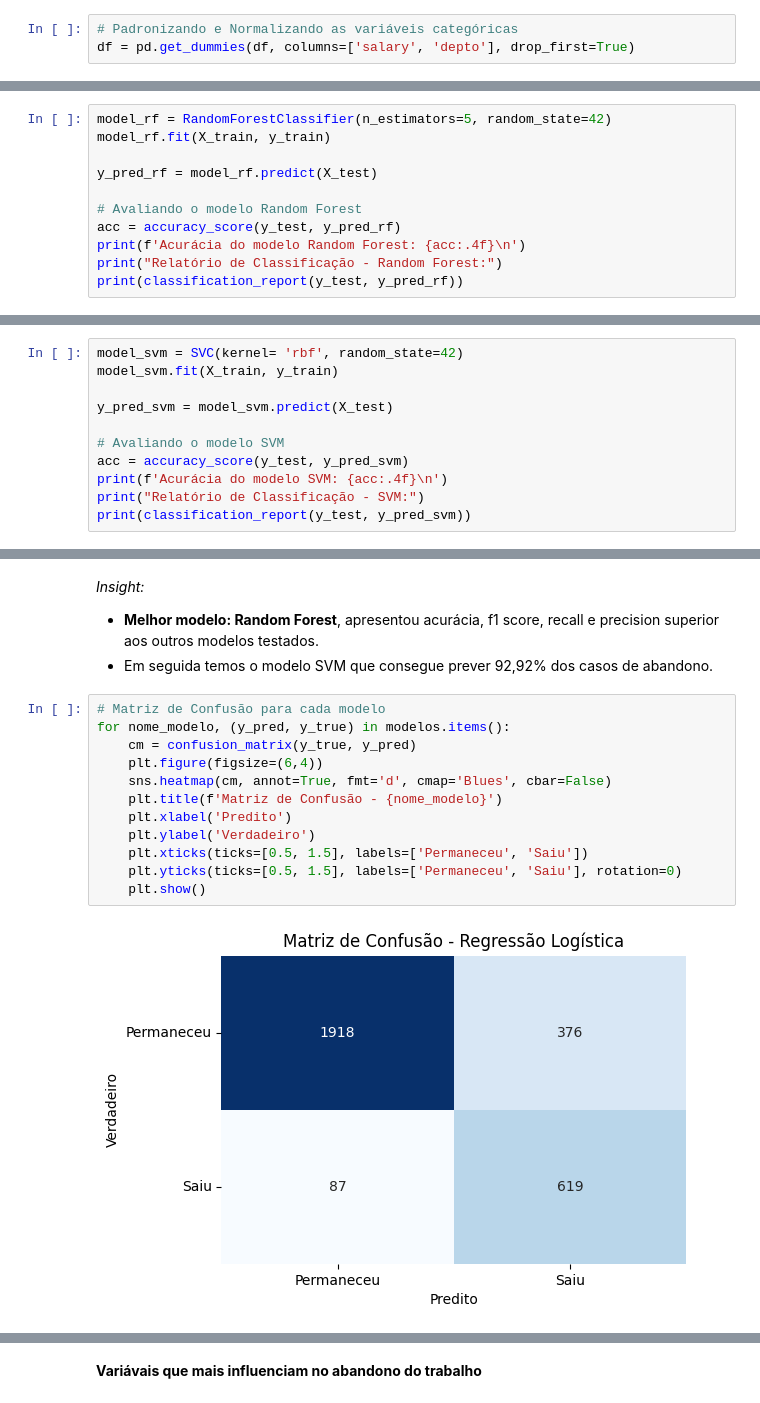
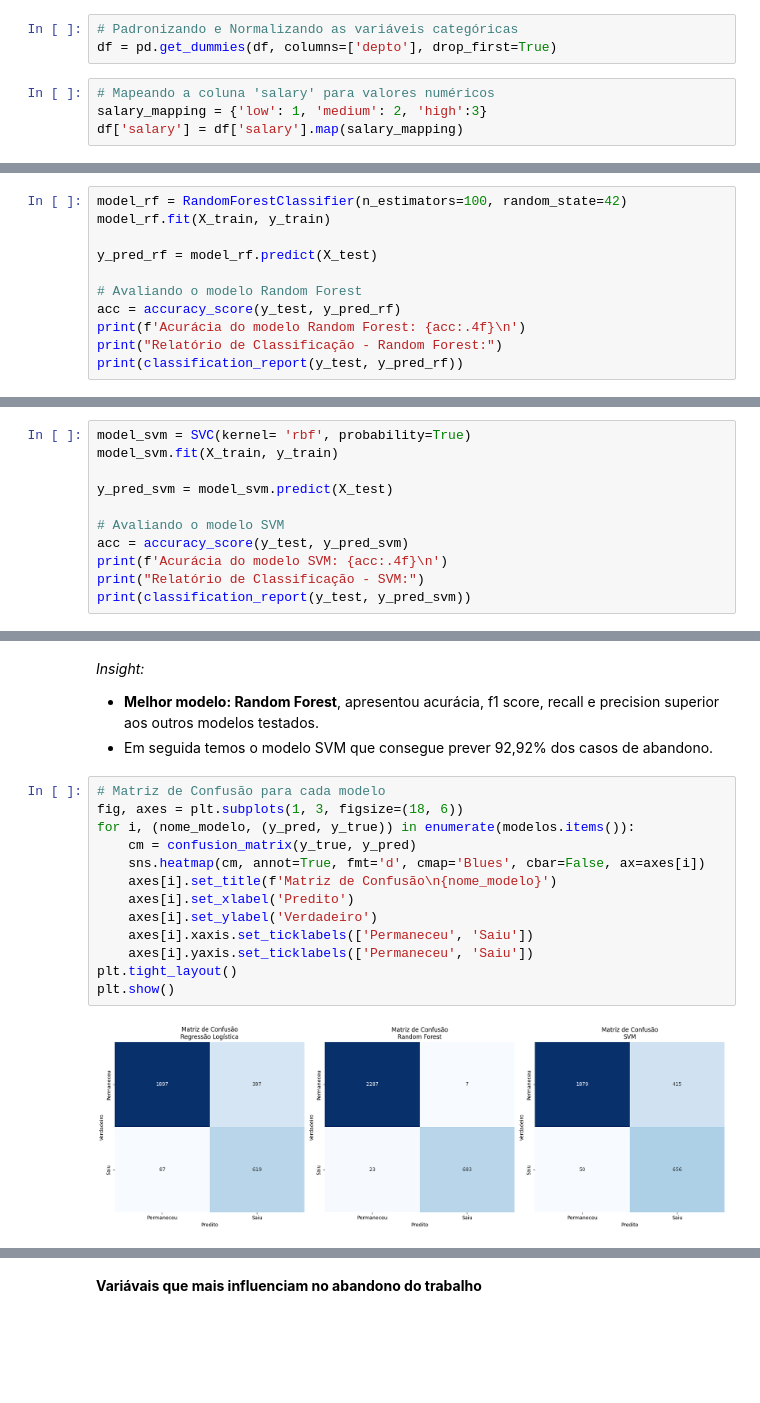
Before and after one commit to YumiiOnoue/ml_predicao_churn, a Jupyter notebook: analise_abandono.ipynb, the cells around one changed output, grey strips where cells are left out. Cells and saved outputs as stored; diff of their text form; blank space fills up the shorter version.

Commit message:
Atualização nos modelos

```diff
--- a/analise_abandono.ipynb
+++ b/analise_abandono.ipynb
@@ -702,7 +703,11 @@ plt.show()
 # Escalonamento e Padronização
 # %%
 # Padronizando e Normalizando as variáveis categóricas
-df = pd.get_dummies(df, columns=['salary', 'depto'], drop_first=True)
+df = pd.get_dummies(df, columns=['depto'], drop_first=True)
+# %%
+# Mapeando a coluna 'salary' para valores numéricos
+salary_mapping = {'low': 1, 'medium': 2, 'high':3}
+df['salary'] = df['salary'].map(salary_mapping)
 # %%
 # Padronizando as variáveis numéricas
 scaler = StandardScaler()
@@ -789,7 +794,7 @@ weighted avg       0.88      0.85      0.85      3000
 # %% [markdown]
 ### Random Forest
 # %%
-model_rf = RandomForestClassifier(n_estimators=5, random_state=42)
+model_rf = RandomForestClassifier(n_estimators=100, random_state=42)
 model_rf.fit(X_train, y_train)
 
 y_pred_rf = model_rf.predict(X_test)
@@ -814,7 +819,7 @@ weighted avg       0.98      0.98      0.98      3000
 # %% [markdown]
 ### SVM
 # %%
-model_svm = SVC(kernel= 'rbf', random_state=42)
+model_svm = SVC(kernel= 'rbf', probability=True)
 model_svm.fit(X_train, y_train)
 
 y_pred_svm = model_svm.predict(X_test)
@@ -881,15 +886,16 @@ display(metrics_df)
 * Em seguida temos o modelo SVM que consegue prever 92,92% dos casos de abandono.
 # %%
 # Matriz de Confusão para cada modelo
-for nome_modelo, (y_pred, y_true) in modelos.items():
+fig, axes = plt.subplots(1, 3, figsize=(18, 6))
+for i, (nome_modelo, (y_pred, y_true)) in enumerate(modelos.items()):
     cm = confusion_matrix(y_true, y_pred)
-    plt.figure(figsize=(6,4))
-    sns.heatmap(cm, annot=True, fmt='d', cmap='Blues', cbar=False)
-    plt.title(f'Matriz de Confusão - {nome_modelo}')
-    plt.xlabel('Predito')
-    plt.ylabel('Verdadeiro')
-    plt.xticks(ticks=[0.5, 1.5], labels=['Permaneceu', 'Saiu'])
-    plt.yticks(ticks=[0.5, 1.5], labels=['Permaneceu', 'Saiu'], rotation=0)
-    plt.show()
+    sns.heatmap(cm, annot=True, fmt='d', cmap='Blues', cbar=False, ax=axes[i])
+    axes[i].set_title(f'Matriz de Confusão\n{nome_modelo}')
+    axes[i].set_xlabel('Predito')
+    axes[i].set_ylabel('Verdadeiro')
+    axes[i].xaxis.set_ticklabels(['Permaneceu', 'Saiu'])
+    axes[i].yaxis.set_ticklabels(['Permaneceu', 'Saiu'])
+plt.tight_layout()
+plt.show()
 # %% [output]
-[figure, old version]
+[figure, new version]
```
Also changed, not shown: parts of 14 cells of this notebook.
